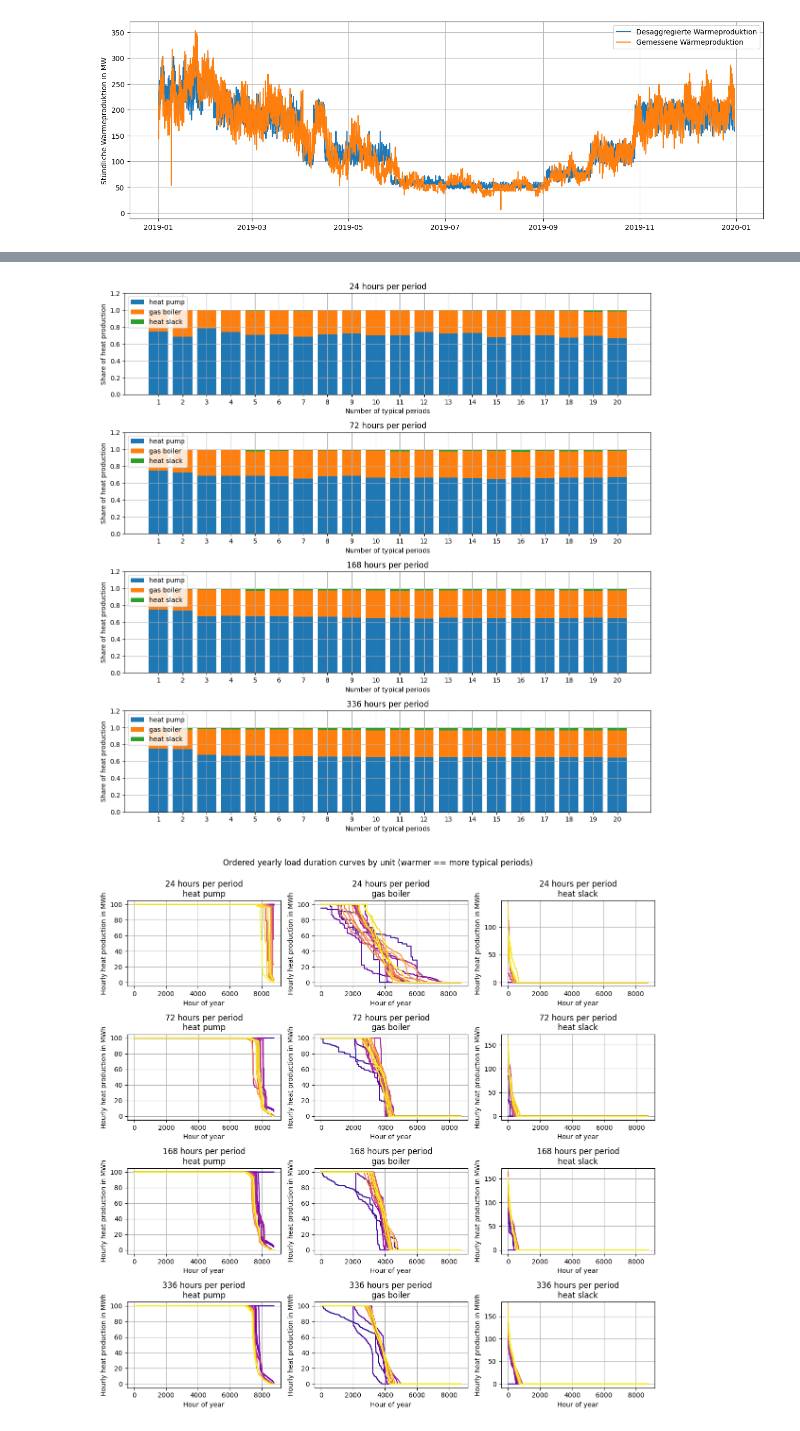
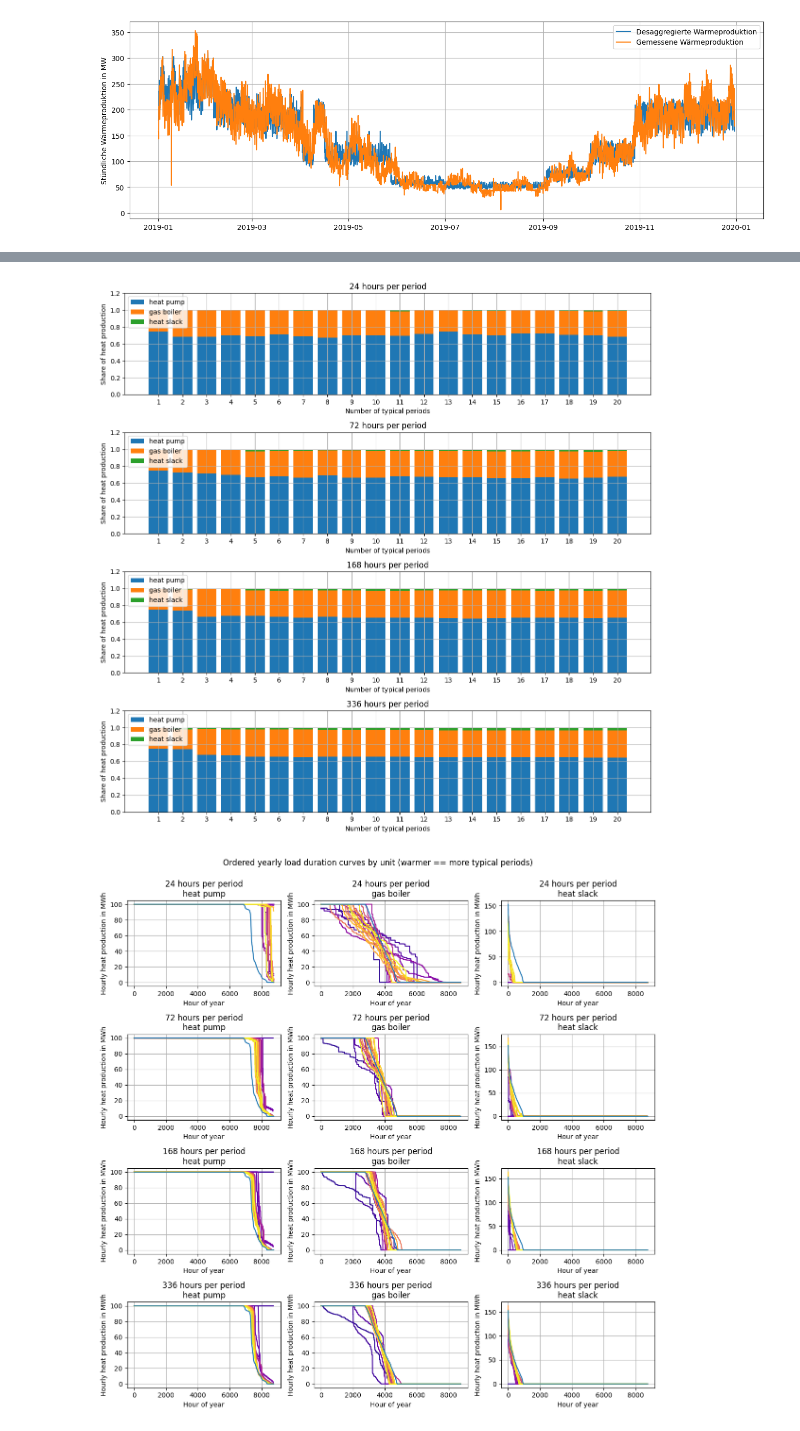
Before and after one commit to jfreissmann/oemof_solph_tsam_example, a Jupyter notebook: src/es_agg_in_one.ipynb, the cells around one changed output, grey strips where cells are left out. Cells and saved outputs as stored; diff of their text form; code cells hidden in the pictures.

Commit message:
Update opex calculation

```diff
--- a/src/es_agg_in_one.ipynb
+++ b/src/es_agg_in_one.ipynb
@@ -95,11 +95,11 @@ def postprocessing(results, agg_data=None, aggregation=None):
             unitdata[f'{vertex[0]} storage content'] = data['sequences']['storage_content']
 
     if agg_data is not None and aggregation is not None:
-        unitdata.dropna(inplace=True)
-        unitdata.reset_index(inplace=True, drop=True)
+        unitdata = unitdata.dropna()
+        unitdata = unitdata.reset_index(drop=True)
 
         unitdata = pd.concat([unitdata, agg_data[['TypicalPeriod', 'TimeStep']]], axis=1)
-        unitdata.set_index(['TypicalPeriod', 'TimeStep'], inplace=True)
+        unitdata = unitdata.set_index(['TypicalPeriod', 'TimeStep'])
 
         matched_indices = aggregation.indexMatching()
 
@@ -122,16 +122,16 @@ def postprocessing(results, agg_data=None, aggregation=None):
         return desagg_data
 
     else:
-        return unitdata
+        return unitdata.dropna()
 # %%
 def calc_key_params(desagg_data, ts_in):
-    el_cost = (desagg_data['electricity source to electricity bus'] * ts_in['el_spot_price']).sum()
-    gas_cost = (desagg_data['gas source to gas bus'] * (
-        ts_in['gas_price'] + ts_in['co2_price']
+    el_cost = (desagg_data['electricity source to electricity bus'].values * ts_in['el_spot_price'].values).sum()
+    gas_cost = (desagg_data['gas source to gas bus'].values * (
+        ts_in['gas_price'].values + ts_in['co2_price'].values
     )).sum()
-    slack_cost = (desagg_data['heat slack to heat bus'] * 1000).sum()
+    slack_cost = (desagg_data['heat slack to heat bus'].values * 1000).sum()
 
-    opex_total = el_cost + gas_cost + slack_cost
+    opex_total = el_cost + gas_cost# + slack_cost
 
     heat_prod_shares = (
         desagg_data[['heat pump to heat bus', 'gas boiler to heat bus', 'heat slack to heat bus']].sum()
@@ -184,8 +184,8 @@ ts_in = pd.read_csv("time_series.csv", index_col=0, parse_dates=True)
 ts_in = ts_in.drop(columns="ef_om")
 
 results = optimization(agg_data=ts_in)
-unitdata = postprocessing(results)
-opex_total_base, heat_prod_shares_base, heat_prod_total_base = calc_key_params(unitdata, ts_in)
+unitdata_base = postprocessing(results)
+opex_total_base, heat_prod_shares_base, heat_prod_total_base = calc_key_params(unitdata_base, ts_in)
 
 heat_prod_shares_base
 # %% [output]
@@ -371,30 +375,34 @@ for i, hour_pp in enumerate(hours_per_period):
 
 plt.tight_layout()
 # %% [output]
-[figure, old version]
+[figure, new version]
 # %%
 import matplotlib as mpl
 
 nr_axs = len(hours_per_period)
 fig, ax = plt.subplots(nr_axs, 3, figsize=(12, 3*nr_axs))
 
 for i, hour_pp in enumerate(hours_per_period):
     for nr_period in nr_periods:
         flows = ['heat pump to heat bus', 'gas boiler to heat bus', 'heat slack to heat bus']
         units = [f.replace(' to heat bus', '') for f in flows]
         unit_data_sorted = pd.DataFrame(
             np.sort(unit_data_all[hour_pp][nr_period][flows].values, axis=0)[::-1], columns=units
             )
         for u, unit in enumerate(units):
             ax[i][u].plot(unit_data_sorted[unit], c=mpl.cm.plasma(nr_period/max(nr_periods)))
 
+    # heat pump
+
     for u, unit in enumerate(units):
         ax[i][u].grid()
         ax[i][u].set_title(f'{hour_pp} hours per period\n{unit}')
         ax[i][u].set_xlabel('Hour of year')
         ax[i][u].set_ylabel('Hourly heat production in MWh')
 
+        ax[i][u].plot(unitdata_base[f"{unit} to heat bus"].sort_values(ascending=False).values)
+
 fig.suptitle('Ordered yearly load duration curves by unit (warmer == more typical periods)\n')
 plt.tight_layout()
 # %% [output]
-[figure, old version]
+[figure, new version]
```
Also changed, not shown: parts of 8 cells of this notebook.
